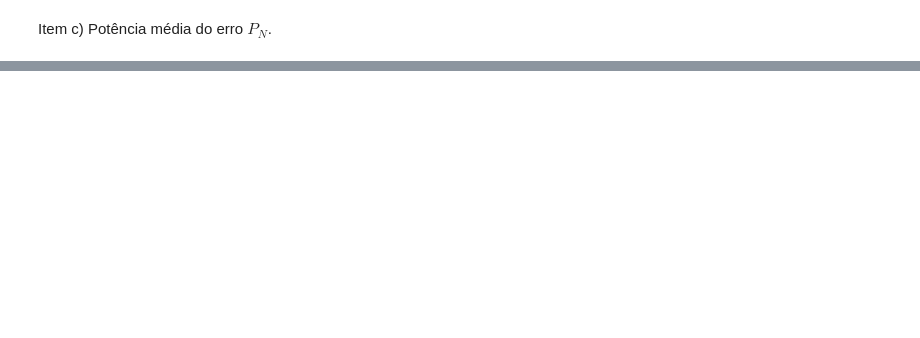
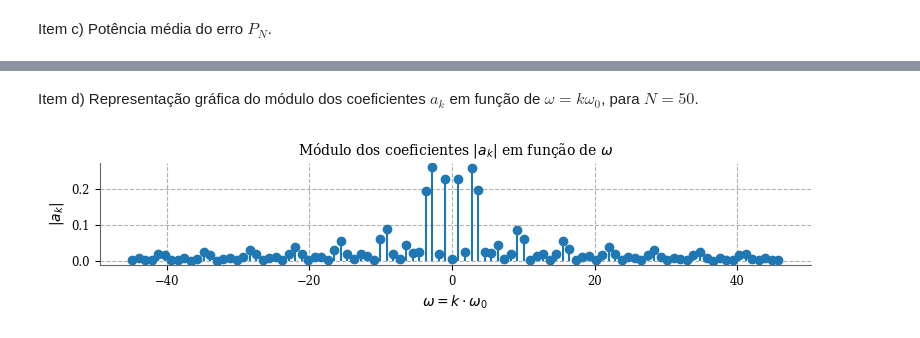
Before and after one commit to leticialopesms/EA614, a Jupyter notebook: atividade02/atividade02.ipynb, the cells around one changed output, grey strips where cells are left out. Saved outputs shown, nothing was run; the diff lists cells and outputs as text; code cells hidden in the pictures; blank space fills up the shorter version.

Commit message:
Adicionado item d) - atividade02

```diff
--- a/atividade02/atividade02.ipynb
+++ b/atividade02/atividade02.ipynb
@@ -129,0 +133,16 @@ Potência média do erro para N = 50: (0.008271874924785701+1.1669554211835022e-
+# %% [markdown]
+Item d) Representação gráfica do módulo dos coeficientes $a_k$ em função de $\omega = k \omega_0$, para $N=50$.
+# %%
+N = 50
+omega = np.linspace(-(N), (N+1), 2*N) * omega_0
+a_k = ((1/T) * (-2j *(np.sin(omega) + omega*np.cos(omega)*(1-2*np.cos(omega)))) / (omega)**2)
+a_k = np.abs(a_k)
+
+plt.stem(omega, a_k.real, basefmt=" ")
+plt.title(r'Módulo dos coeficientes $|a_k|$ em função de $\omega$')
+plt.xlabel(r'$\omega = k \cdot \omega_0$')
+plt.ylabel(r'$|a_k|$')
+plt.grid(True)
+plt.show()
+# %% [output]
+[figure, added]
```
Also changed, not shown: parts of 4 cells of this notebook.
